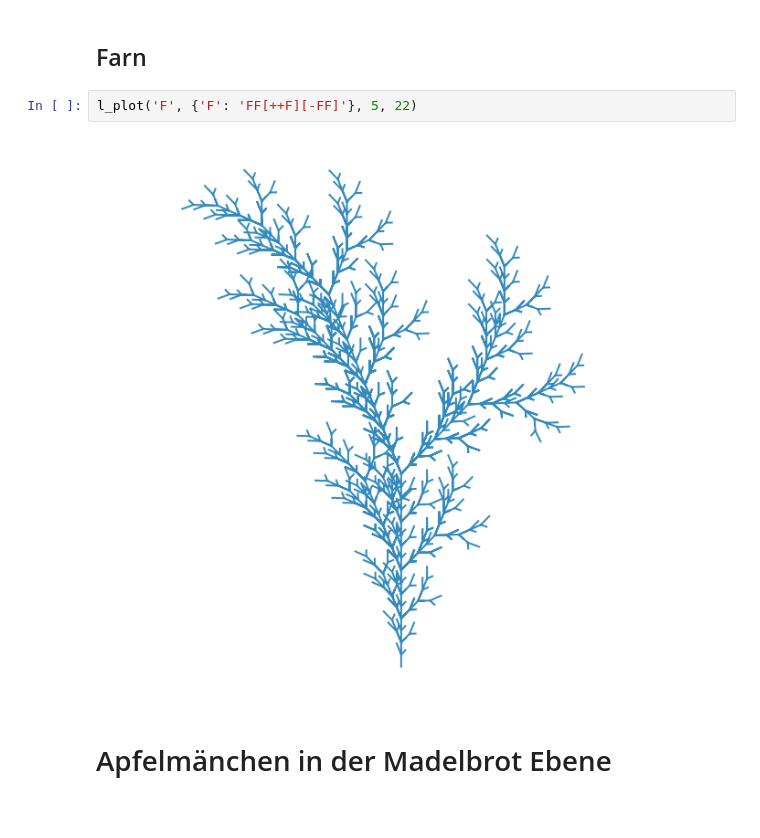
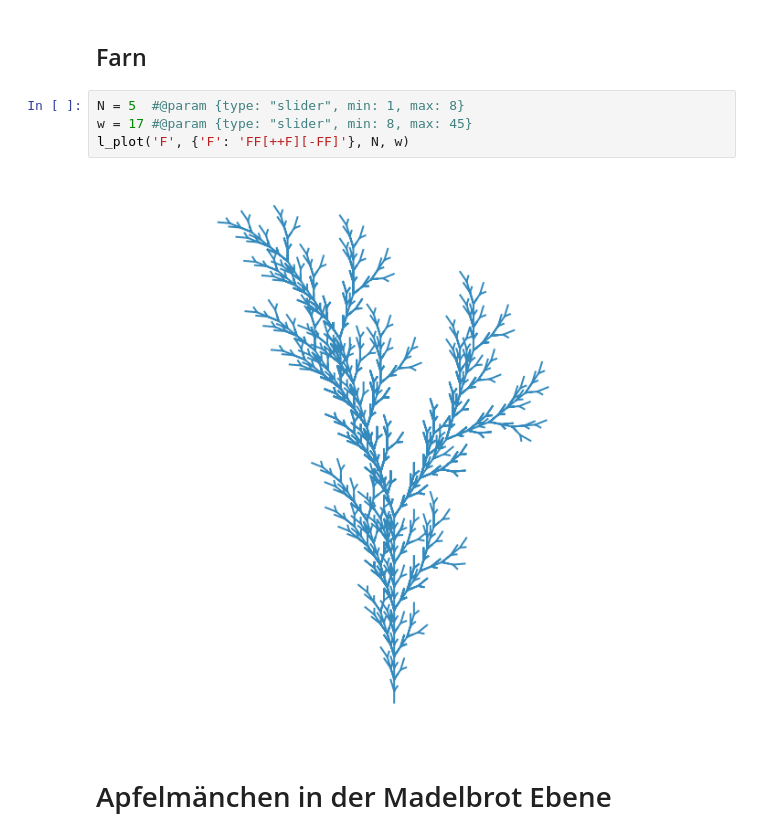
Before and after one commit to mgje/PIUMP, a Jupyter notebook: hs2020/Jupyter_Notebooks_im_Unterricht.ipynb, the cells around one changed output. Cells and saved outputs as stored; diff of their text form.

```diff
--- a/hs2020/Jupyter_Notebooks_im_Unterricht.ipynb
+++ b/hs2020/Jupyter_Notebooks_im_Unterricht.ipynb
@@ -483,9 +487,11 @@ l_plot('F', {'F': 'F[-F][+F]'}, 4, 30)
 # %% [markdown]
 ## Farn
-# %%
-l_plot('F', {'F': 'FF[++F][-FF]'}, 5, 22)
-# %% [output]
-[figure, removed]
+# %%
+N = 5  #@param {type: "slider", min: 1, max: 8}
+w = 17 #@param {type: "slider", min: 8, max: 45}
+l_plot('F', {'F': 'FF[++F][-FF]'}, N, w)
+# %% [output]
+[figure, added]
 # %% [markdown]
 # Apfelmänchen in der Madelbrot Ebene
 # %%
```
Also changed, not shown: parts of 5 cells of this notebook.
